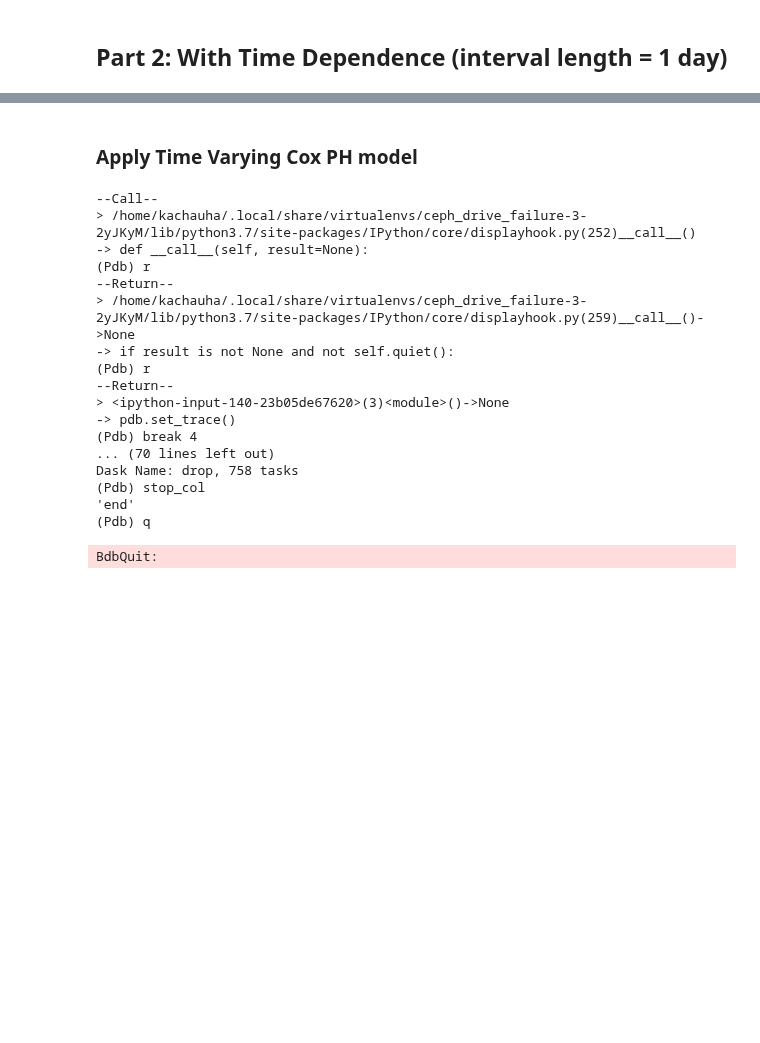
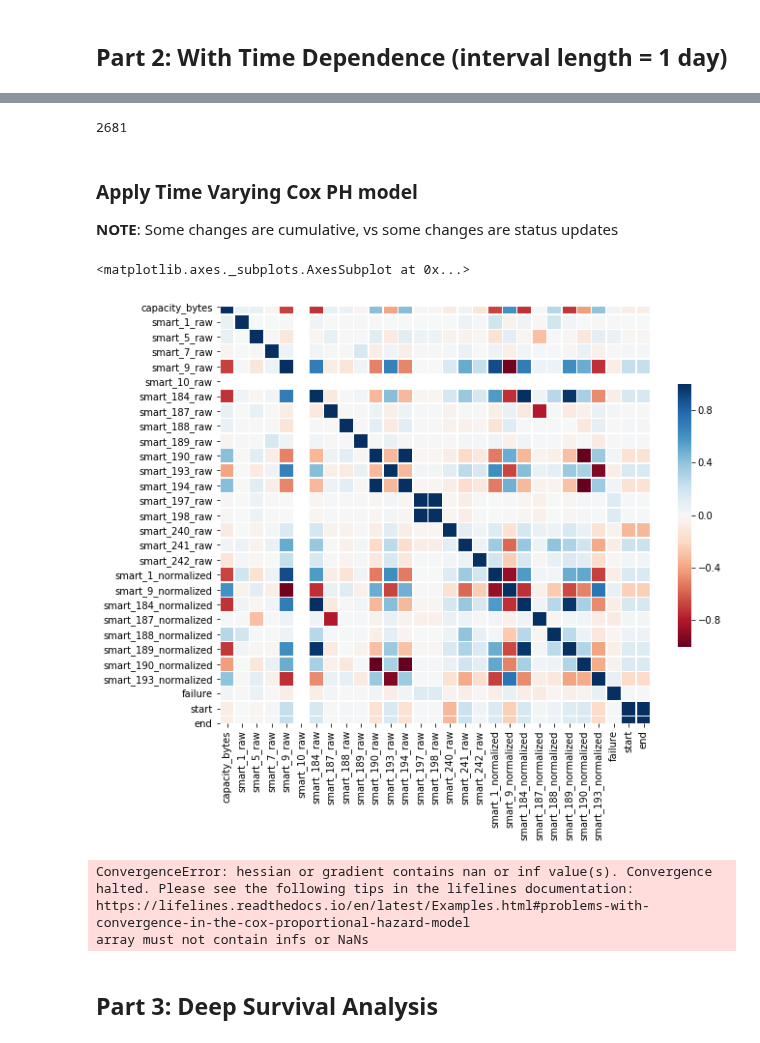
Before and after one commit to aicoe-aiops/ceph_drive_failure, a Jupyter notebook: survival_analysis_exp.ipynb, the cells around one changed output, grey strips where cells are left out. Cells and saved outputs as stored; diff of their text form; code cells hidden in the pictures; blank space fills up the shorter version.

Commit message:
Added initial implementation of downsampling + time varying surv model

```diff
--- a/survival_analysis_exp.ipynb
+++ b/survival_analysis_exp.ipynb
@@ -504,0 +453,15 @@ dtype: object
+# %%
+# get the features, not the labels
+feat_cols = X_df.columns.drop(['date', 'serial_number', 'failure', 'start', 'end'])
+feats = X_df[feat_cols]
+
+# scale only the features
+scaler = StandardScaler()
+feats = pd.DataFrame(scaler.fit_transform(feats),
+                     index=feats.index,
+                     columns=feats.columns)
+# %%
+# combine scaled featuers and lavels
+X_df_scaled = pd.concat([feats, X_df[['serial_number', 'failure', 'start', 'end']]], axis=1)
+X_df_scaled.head()
+X_df_scaled.shape
@@ -505,2 +477,8 @@ dtype: object
+# %%
+del feats
+gc.collect()
+# %% [output]
+2681
 # %% [markdown]
 ### Apply Time Varying Cox PH model
+**NOTE**: Some changes are cumulative, vs some changes are status updates
@@ -511,31 +485,48 @@ X_df = df.drop('date', axis=1)
 # %%
 from lifelines import CoxTimeVaryingFitter
+# %%
+# adjust to how lifelines wants it
+X_df_scaled['start'] = X_df_scaled['start'].astype(np.int64)
+X_df_scaled['end'] = X_df_scaled['end'].astype(np.int64)
+X_df_scaled['failure'] = X_df_scaled['failure'].astype(np.bool)
+# %%
+# these cols have high corr. this causes problems with lifelines
+drop_cols = ['smart_240_normalized',
+             'smart_241_normalized',
+             'smart_242_normalized',
+             'smart_194_normalized',
+             'smart_197_normalized',
+             'smart_5_normalized',
+             'smart_7_normalized',
+             'smart_10_normalized',
+             'smart_198_normalized']
+# %%
+fig, ax = plt.subplots(figsize=(10, 10))
+sns.heatmap(X_df_scaled.drop(drop_cols, axis=1).corr(),
+            ax=ax,
+            vmin=-1,
+            vmax=1,
+            square=True,
+            linewidths=.5,
+            cmap='RdBu',
+            cbar_kws={"shrink": .5})
+# %% [output]
+<matplotlib.axes._subplots.AxesSubplot at 0x...>
+[figure, added]
 # %%
 # FIXME: lifelines has no support for dask - find a lib w/ dask support OR
 # find a way of doing gradient descent in lifeline in batches and use dd partitions
-ctv = CoxTimeVaryingFitter(penalizer=1e-8)
-ctv.fit(X_df,
+ctv = CoxTimeVaryingFitter(penalizer=1e-2)
+ctv.fit(X_df_scaled.drop(drop_cols, axis=1),
         id_col="serial_number",
         event_col="failure",
         start_col="start",
         stop_col="end",
+        step_size=1e-4,
         show_progress=True)
 # %% [output]
---Call--
-> /home/kachauha/.local/share/virtualenvs/ceph_drive_failure-3-2yJKyM/lib/python3.7/site-packages/IPython/core/displayhook.py(252)__call__()
--> def __call__(self, result=None):
-(Pdb) r
---Return--
-> /home/kachauha/.local/share/virtualenvs/ceph_drive_failure-3-2yJKyM/lib/python3.7/site-packages/IPython/core/displayhook.py(259)__call__()->None
--> if result is not None and not self.quiet():
-(Pdb) r
---Return--
-> <ipython-input-140-23b05de67620>(3)<module>()->None
--> pdb.set_trace()
-(Pdb) break 4
-... (70 lines left out)
-Dask Name: drop, 758 tasks
-(Pdb) stop_col
-'end'
-(Pdb) q
+ConvergenceError: hessian or gradient contains nan or inf value(s). Convergence halted. Please see the following tips in the lifelines documentation:
+https://lifelines.readthedocs.io/en/latest/Examples.html#problems-with-convergence-in-the-cox-proportional-hazard-model
+array must not contain infs or NaNs
-BdbQuit:
+# %% [markdown]
+## Part 3: Deep Survival Analysis
```
Also changed, not shown: parts of 33 cells of this notebook.
